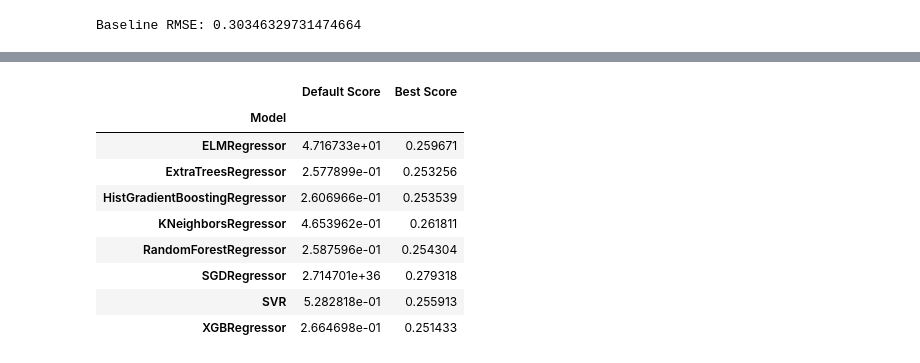
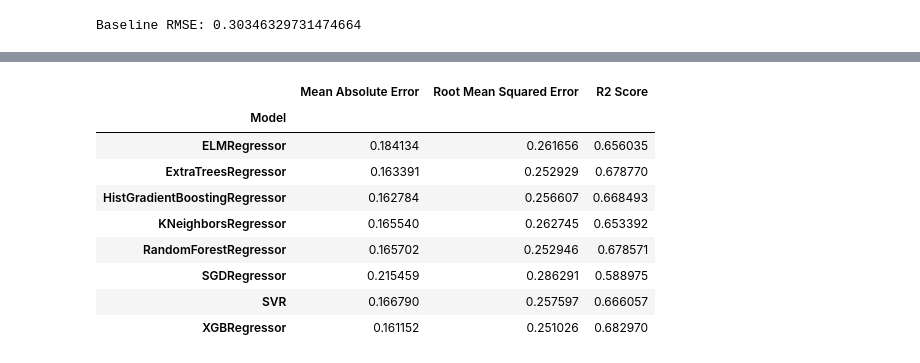
Before and after one commit to Lumcoin/leaf-type-mixture, a Jupyter notebook: notebooks/3-ph-hyperparameter-tuning.ipynb, the cells around one changed output, grey strips where cells are left out. Drawn from its saved outputs; the diff is of its cells as text; code cells hidden in the pictures.

```diff
--- a/notebooks/3-ph-hyperparameter-tuning.ipynb
+++ b/notebooks/3-ph-hyperparameter-tuning.ipynb
@@ -21,8 +21,8 @@ from ltm.features import load_raster, drop_nan_rows
 from sklearn.model_selection import cross_validate
 
 rmse_scorer = make_scorer(mean_squared_error, squared=False, greater_is_better=False)
-data_path = "../data/processed/hyperparameter_tuning/data.tif"
-target_path = "../data/processed/ground_truth/target.tif"
+data_path = "../data/processed/hyperparameter_tuning/data_mean_1.tif"
+target_path = "../data/processed/target.tif"
 
 # Create the composite if it does not exist
 if not Path(data_path).exists():
@@ -43,13 +43,11 @@ from sklearn.ensemble import RandomForestRegressor
 
 data = load_raster(data_path)
 target = load_raster(target_path)
-
-data = data.dropna(axis=1)
 data, target = drop_nan_rows(data, target)
 
 cv_result = cross_validate(RandomForestRegressor(n_jobs=-1, random_state=42), data, target, cv=5, scoring=rmse_scorer, n_jobs=-1)
-score = cv_result["test_score"].mean()
+baseline_score = cv_result["test_score"].mean()
 
-print(f"Baseline RMSE: {-score}")
+print(f"Baseline RMSE: {-baseline_score}")
 # %% [output]
 Baseline RMSE: 0.30346329731474664
@@ -67,13 +62,12 @@ from ltm.features import load_raster, drop_nan_rows
 rmse_scorer = make_scorer(mean_squared_error, squared=False, greater_is_better=False)
 
 # Load the data
-data_path = "../data/processed/reducer_composites/data.tif"
-target_path = "../data/processed/ground_truth/target.tif"
+data_path = "../data/processed/data.tif"
+target_path = "../data/processed/target.tif"
 data = load_raster(data_path)
 target = load_raster(target_path)
 
-# Remove NaN columns from data and drop rows with NaN in target
-data = data.dropna(axis=1)
+# Drop rows with NaN in target
 data, target = drop_nan_rows(data, target)
 # %%
 # Create save folder and wrapper functions
@@ -353,66 +377,66 @@ Pipeline(steps=[('model',
 # %%
 import pandas as pd
+from collections import defaultdict
+from sklearn.metrics import mean_squared_error, mean_absolute_error, r2_score
+from tqdm import tqdm
 
 csv_path = "../reports/hyperparameter_tuning.csv"
-studies = [
-    elm_study,
-    et_study,
-    hgbr_study,
-    knn_study,
-    rf_study,
-    sgd_study,
-    svr_study,
-    xgb_study,
-]
+scoring = {
+    "Mean Absolute Error": make_scorer(mean_absolute_error),
+    "Root Mean Squared Error": make_scorer(mean_squared_error, squared=False),
+    "R2 Score": make_scorer(r2_score)
+}
 
 if not Path(csv_path).exists():
     default_models = [
         elm_default,
         et_default,
         hgbr_default,
         knn_default,
         rf_default,
         sgd_default,
         svr_default,
         xgb_default,
     ]
-    models = [
+    tuned_models = [
         elm_model,
         et_model,
         hgbr_model,
         knn_model,
         rf_model,
         sgd_model,
         svr_model,
         xgb_model
     ]
-    max_scores = {
-        study.study_name: -study.best_value for study in studies
-    }
 
-    # Get the scores for default models
+    # Create columns
     model_names = [model.__class__.__name__ for model in default_models]
-    scores = [-cross_validate(model, data, target, scoring=rmse_scorer, n_jobs=-1)["test_score"].mean() for model in default_models]
+    columns = defaultdict(list)
+    columns["Model"] = model_names
 
-    df = pd.DataFrame({
-        "Model": model_names,
-        "Default Score": scores,
-        "Best Score": [max_scores[model_name] for model_name in model_names]
-    })
+    # Cross validate default and tuned models
+    for model in tqdm(tuned_models):
+        cv_result = cross_validate(model, data, target, scoring=scoring, n_jobs=-1)
+
+        for metric in scoring.keys():
+            columns[metric].append(cv_result[f"test_{metric}"].mean())
+
+    # Create dataframe
+    df = pd.DataFrame(columns)
     df.set_index("Model", inplace=True)
     df.to_csv(csv_path)
 else:
     df = pd.read_csv(csv_path, index_col="Model")
 
 df
 # %% [output]
-|  | Default Score | Best Score |
-| Model |  |  |
-| ELMRegressor | 4.716733e+01 | 0.259671 |
-| ExtraTreesRegressor | 2.577899e-01 | 0.253256 |
-| HistGradientBoostingRegressor | 2.606966e-01 | 0.253539 |
-| KNeighborsRegressor | 4.653962e-01 | 0.261811 |
-| RandomForestRegressor | 2.587596e-01 | 0.254304 |
-| SGDRegressor | 2.714701e+36 | 0.279318 |
-| SVR | 5.282818e-01 | 0.255913 |
-| XGBRegressor | 2.664698e-01 | 0.251433 |
+|  | Mean Absolute Error | Root Mean Squared Error | R2 Score |
+| Model |  |  |  |
+| ELMRegressor | 0.184134 | 0.261656 | 0.656035 |
+| ExtraTreesRegressor | 0.163391 | 0.252929 | 0.678770 |
+| HistGradientBoostingRegressor | 0.162784 | 0.256607 | 0.668493 |
+| KNeighborsRegressor | 0.165540 | 0.262745 | 0.653392 |
+| RandomForestRegressor | 0.165702 | 0.252946 | 0.678571 |
+| SGDRegressor | 0.215459 | 0.286291 | 0.588975 |
+| SVR | 0.166790 | 0.257597 | 0.666057 |
+| XGBRegressor | 0.161152 | 0.251026 | 0.682970 |
```
Also changed, not shown: parts of 16 cells of this notebook, 5 other files.
